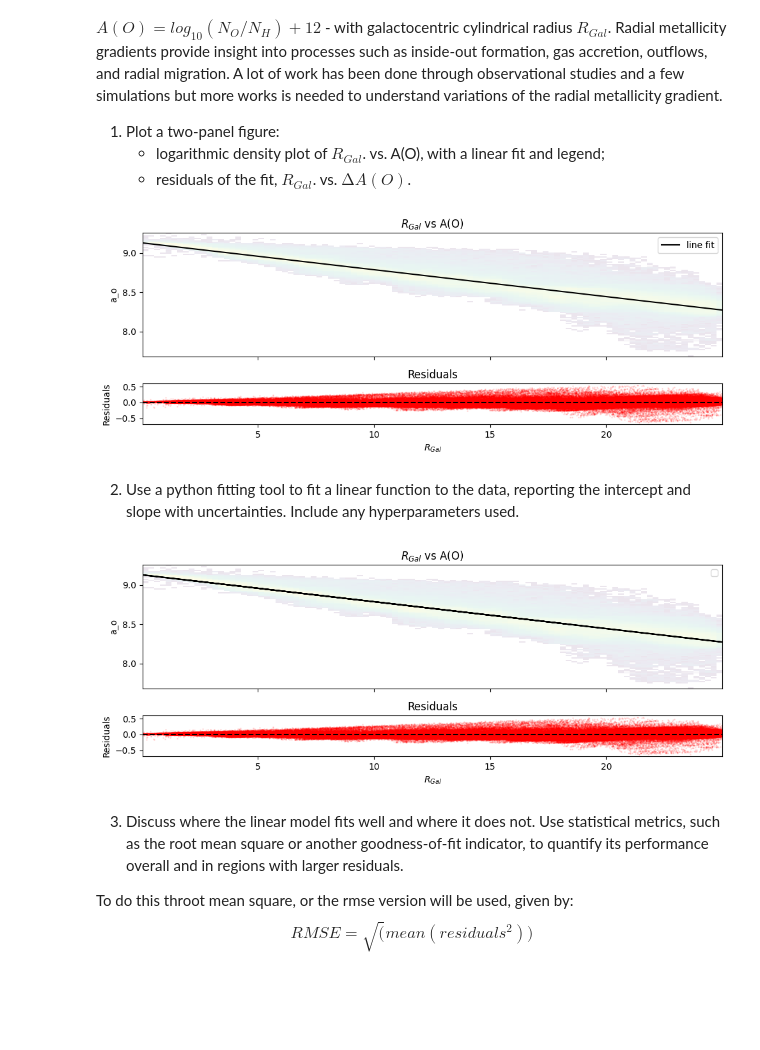
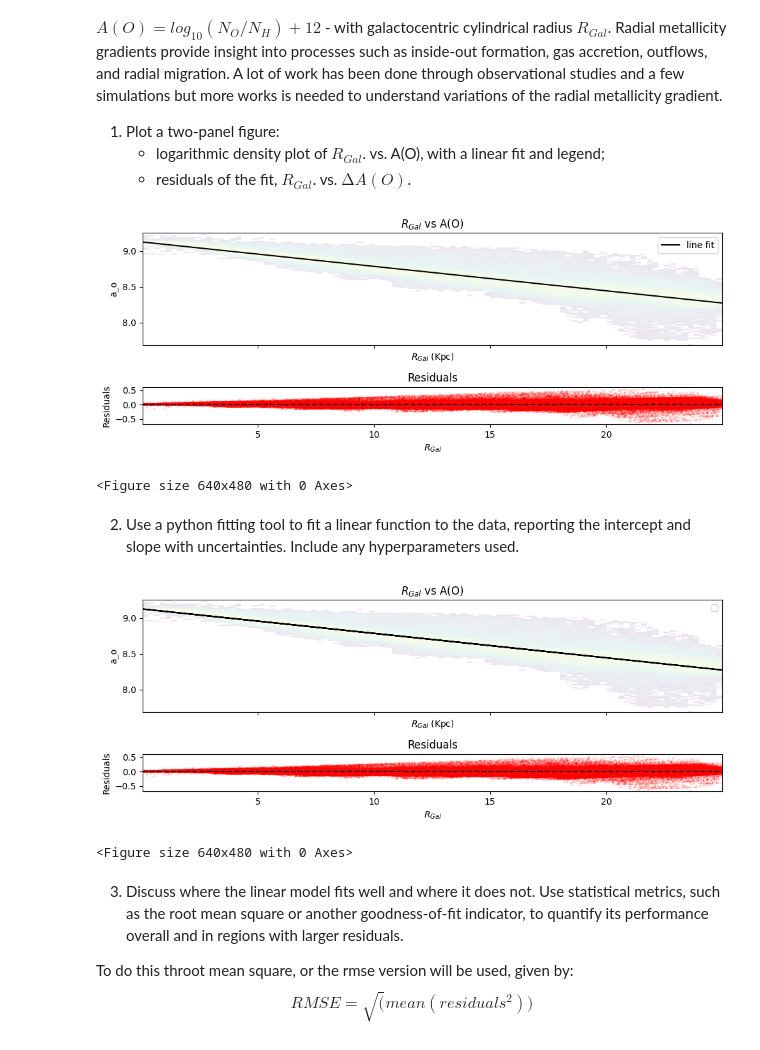
Before and after one commit to u7496134/Assignment_2, a Jupyter notebook: A.1.ipynb, the cells around one changed output. Drawn from its saved outputs; the diff is of its cells as text; code cells hidden in the pictures; blank space fills up the shorter version.

```diff
--- a/A.1.ipynb
+++ b/A.1.ipynb
@@ -185,6 +178,7 @@ rgal_ao.plot(
 
 rgal_ao.set_title("$R_{Gal}$ vs A(O)")
 rgal_ao.set_ylabel("a_o")
+rgal_ao.set_xlabel("$R_{Gal}$ (Kpc)")
 rgal_ao.legend()
 
 # bottom pannel: residuals
@@ -205,11 +199,12 @@ plt.tight_layout()
 plt.show()
 
 
-# # saving figure:
-# file_path = os.path.join('figures', 'q3_1_plots_with_linear_fit.png')
-# plt.savefig(file_path)
+# saving figure:
+file_path = os.path.join('figures', 'q3_1_plots_with_linear_fit.png')
+plt.savefig(file_path)
 # %% [output]
-[figure, old version]
+[figure, new version]
+<Figure size 640x480 with 0 Axes>
 # %% [markdown]
 2.  Use a python fitting tool to fit a linear function to the data, reporting the intercept and slope with uncertainties. Include any hyperparameters used.
 # %%
@@ -242,38 +237,40 @@ perr = np.sqrt(np.diag(pcov)) #std of parameters
 #plotting top panel
 rgal_ao.set_title("$R_{Gal}$ vs A(O)")
 rgal_ao.set_ylabel("a_o")
+rgal_ao.set_xlabel("$R_{Gal}$ (Kpc)")
 rgal_ao.legend()
 rgal_ao.plot(
     r_gal,
     linear_fit(r_gal, *popt),
     color='black',
     label='line fit'
 )
 
 # bottom pannel: residuals
 resid2 = a_o - linear_fit(r_gal, *popt)
 residuals.scatter(
     r_gal,
     resid2,
     s=1,
     alpha=0.1,
     color="red"
 )
 
 #final plotting
 
 residuals.axhline(0,color='black', linestyle="--")
 residuals.set_xlabel("$R_{Gal}$")
 residuals.set_ylabel("Residuals")
 residuals.set_title("Residuals")
 
 plt.tight_layout()
 plt.show()
 
-# file_path = os.path.join('figures', 'q3_2_plots_with_curve_fit.png')
-# plt.savefig(file_path)
+file_path = os.path.join('figures', 'q3_2_plots_with_curve_fit.png')
+plt.savefig(file_path)
 # %% [output]
-[figure, old version]
+[figure, new version]
+<Figure size 640x480 with 0 Axes>
 # %% [markdown]
 3. Discuss where the linear model fits well and where it does not. Use statistical metrics, such as the root mean square or another goodness-of-fit indicator, to quantify its performance overall and in regions with larger residuals.
 
```
Also changed, not shown: parts of 5 cells of this notebook, 2 other files.
